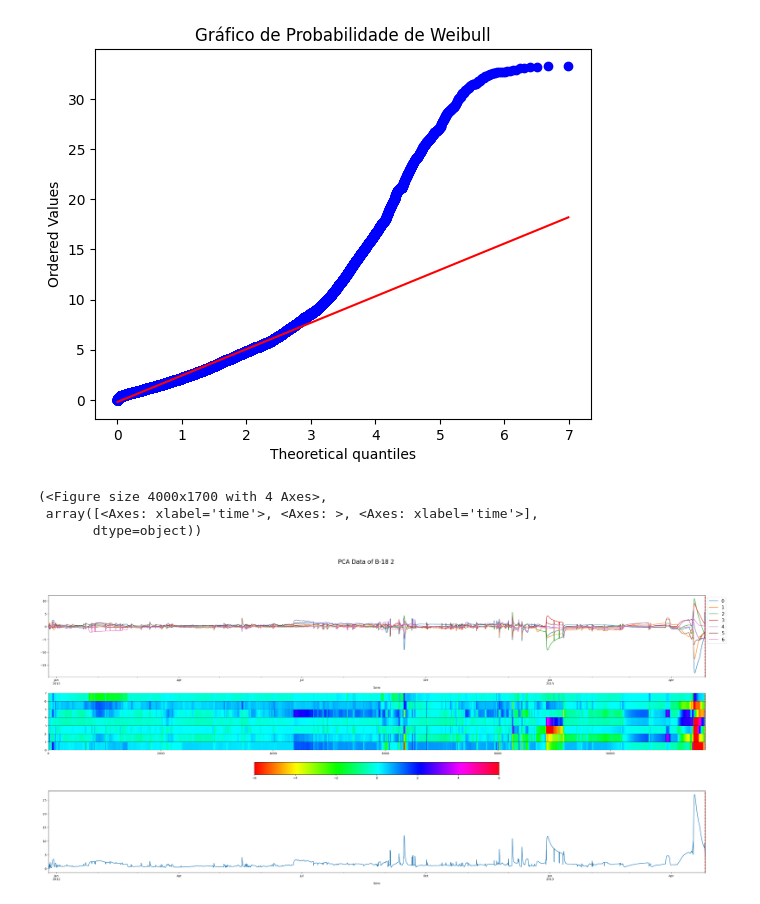
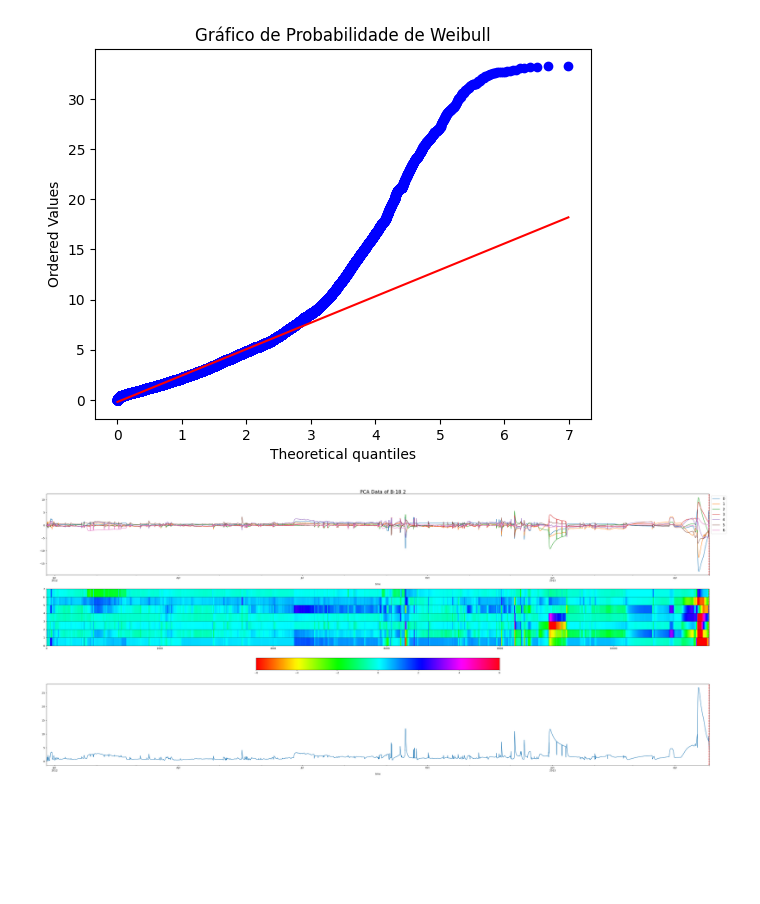
Before and after one commit to RL2-SP3/LISSA, a Jupyter notebook: examples/analise_dados_PCA.ipynb, the cells around one changed output. Drawn from its saved outputs; the diff is of its cells as text; code cells hidden in the pictures; blank space fills up the shorter version.

```diff
--- a/examples/analise_dados_PCA.ipynb
+++ b/examples/analise_dados_PCA.ipynb
@@ -68,17 +68,16 @@ plt.show()
 # %%
 pump = pumpList[0]
 
 # pumpData = PCALF.loc[PCALF["Well Run"]==pump].copy()
 
 # PCAHeaders = [i for i in range(0,componentsLF)]
 
 pumpData = PCAdata.loc[PCAdata["Well Run"]==pump].copy()
 
 
 
+
 li.PCAComponentsPlot(pumpData,pump,PCAHeaders)
+plt.tight_layout()
 # %% [output]
-(<Figure size 4000x1700 with 4 Axes>,
- array([<Axes: xlabel='time'>, <Axes: >, <Axes: xlabel='time'>],
-       dtype=object))
-[figure, old version]
+[figure, new version]
```
Also changed, not shown: parts of 4 cells of this notebook, 5 other files.
